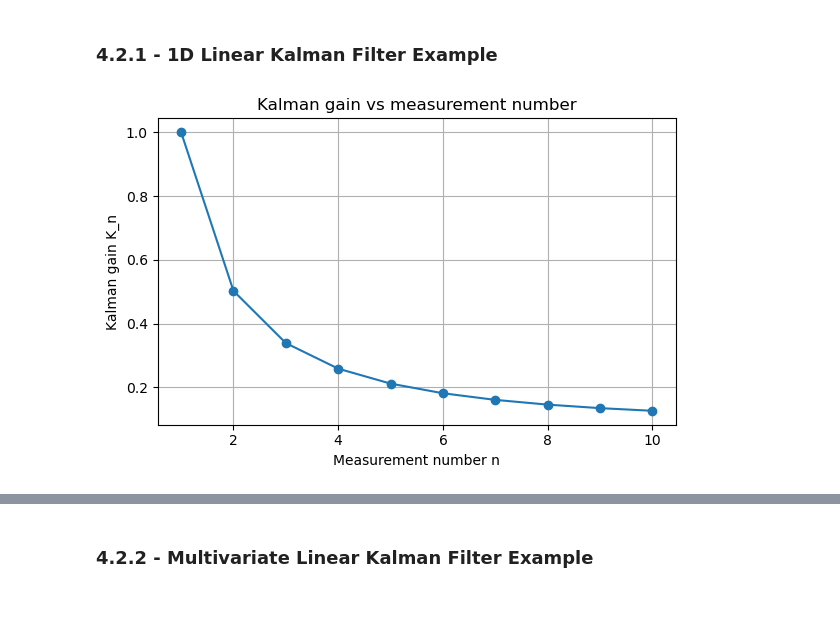
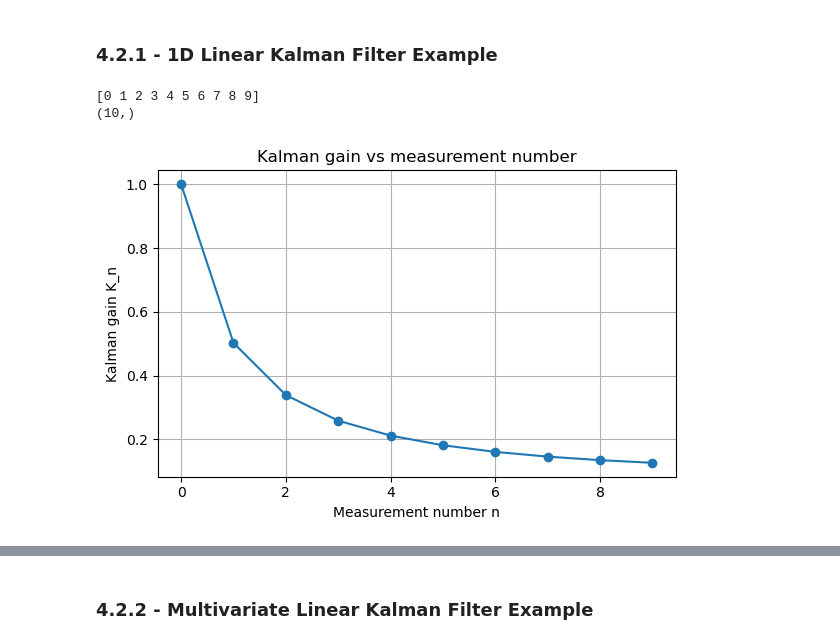
Before and after one commit to johnm3398/KalmanWorks, a Jupyter notebook: Kalman_Filter_class_development.ipynb, the cells around one changed output, grey strips where cells are left out. Saved outputs shown, nothing was run; the diff lists cells and outputs as text; code cells hidden in the pictures; blank space fills up the shorter version.

```diff
--- a/Kalman_Filter_class_development.ipynb
+++ b/Kalman_Filter_class_development.ipynb
@@ -1040,7 +1006,7 @@ measurements = np.array([
 ])
 
 n_meas = len(measurements)
-indices = np.arange(1, n_meas + 1)  # 1..N
+#indices = np.arange(1, n_meas + 1)  # 1..N
 
 # Create Kalman filter
 kf = LinearKF(
@@ -1053,47 +1019,51 @@ logger = KalmanLogger()
 
 dt = 5.0  # seconds between measurements (not used by this model)
 
-for k, z in enumerate(measurements, start=1):
+for k, z in enumerate(measurements):#, start=1):
     kf.predict(dt=dt)
     kf.update(np.array([z]))
     logger.log(kf, n=k, t= k*dt, z=z)
 
-arrays = logger.as_arrays()
-
-
 # ------------------------------------------------------------
 # Step 4: Analyse results
 # ------------------------------------------------------------
+
+arrays = logger.as_arrays()
+
+indices = arrays["n"]
+print(indices)
 
 # Extract estimated temperature (posterior x_est) and covariance P_est
 x_est_mat = np.stack(arrays["x_est"])     # shape: (N, 1)
 P_est_mat = np.stack(arrays["P_est"])     # shape: (N, 1, 1)
 
 estimates = x_est_mat[:, 0]              # (N,)
 sigmas = np.sqrt(P_est_mat[:, 0, 0])     # (N,)
 
 ci_upper = estimates + 1.96 * sigmas
 ci_lower = estimates - 1.96 * sigmas
 
 # Extract Kalman gains
-K_list = arrays["K"]
-gains = np.array([K[0, 0] for K in K_list])
+K_list = arrays["K"].reshape(10,)
+print(K_list.shape)
 
 # Example: plot Kalman gain vs measurement number
 plt.figure(figsize=(6, 4))
-plt.plot(indices, gains, marker="o")
+plt.plot(indices, K_list, marker="o")
 plt.xlabel("Measurement number n")
 plt.ylabel("Kalman gain K_n")
 plt.title("Kalman gain vs measurement number")
 plt.grid(True)
 plt.tight_layout()
 plt.show()
 
 # You can similarly plot:
 # - estimates vs true_temps
 # - confidence intervals vs measurements
 # %% [output]
+[0 1 2 3 4 5 6 7 8 9]
+(10,)
-[figure, old version]
+[figure, new version]
 # %%
 ex1_logged_df = logger.to_dataframe()
 ex1_logged_df
```
Also changed, not shown: parts of 10 cells of this notebook.
